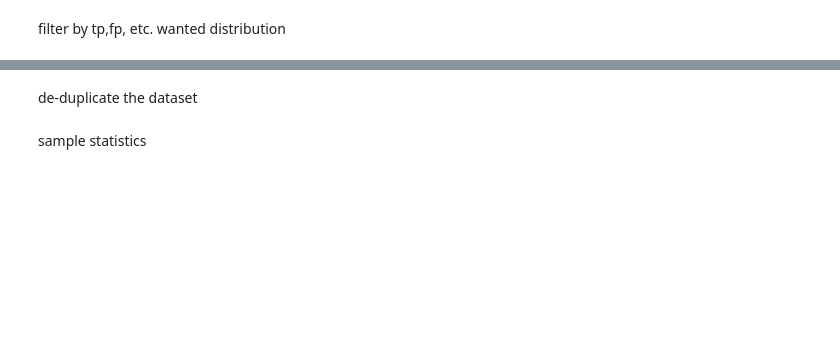
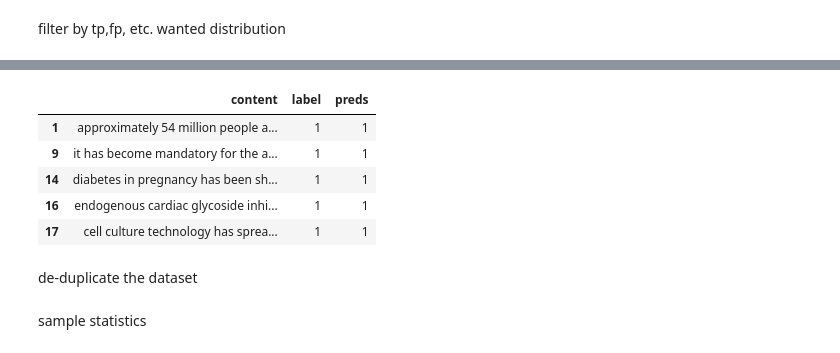
Before and after one commit to gallilmaimon/LUNATC, a Jupyter notebook: data/preprocess data.ipynb, the cells around one changed output, grey strips where cells are left out. Drawn from its saved outputs; the diff is of its cells as text; code cells hidden in the pictures; blank space fills up the shorter version.

```diff
--- a/data/preprocess data.ipynb
+++ b/data/preprocess data.ipynb
@@ -427,15 +427,15 @@ df_filtered = df[(min_sent_len<=lens)&(lens<=max_sent_len)]
 filter by tp,fp, etc. wanted distribution
 # %%
 # binary case
-if df_filtered.label.max == 1:
-    tp = df_filtered[(df_filtered.label == 1) & (df_filtered.preds == 1)].sample(125, random_state=42)
-    fp = df_filtered[(df_filtered.label == 0) & (df_filtered.preds == 1)].sample(125, random_state=42)
-    tn = df_filtered[(df_filtered.label == 0) & (df_filtered.preds == 0)].sample(125, random_state=42)
-    fn = df_filtered[(df_filtered.label == 1) & (df_filtered.preds == 0)].sample(125, random_state=42)
+if df_filtered.label.max() == 1:
+    tp = df_filtered[(df_filtered.label == 1) & (df_filtered.preds == 1)]
+    fp = df_filtered[(df_filtered.label == 0) & (df_filtered.preds == 1)]
+    tn = df_filtered[(df_filtered.label == 0) & (df_filtered.preds == 0)]
+    fn = df_filtered[(df_filtered.label == 1) & (df_filtered.preds == 0)]
     df_final = pd.concat([tp, fp, tn, fn])
-else:  # multiclass case
+else:  # multiclass case, corrctly classifed only, as they are more interesting to attack
     all_df = []
-    for i in range(df_filtered.label.max):
+    for i in range(df_filtered.label.max()):
         all_df.append(df_filtered[(df_filtered.label == i) & (df_filtered.preds == i)])
         df_final = pd.concat(all_df)
 # %%
@@ -449,2 +449,11 @@ df_final.sample().iloc[0].content
+# %%
+df_final.head()
+# %% [output]
+|  | content | label | preds |
+| 1 | approximately 54 million people a... | 1 | 1 |
+| 9 | it has become mandatory for the a... | 1 | 1 |
+| 14 | diabetes in pregnancy has been sh... | 1 | 1 |
+| 16 | endogenous cardiac glycoside inhi... | 1 | 1 |
+| 17 | cell culture technology has sprea... | 1 | 1 |
 # %% [markdown]
 de-duplicate the dataset
```
Also changed, not shown: parts of 8 cells of this notebook.
